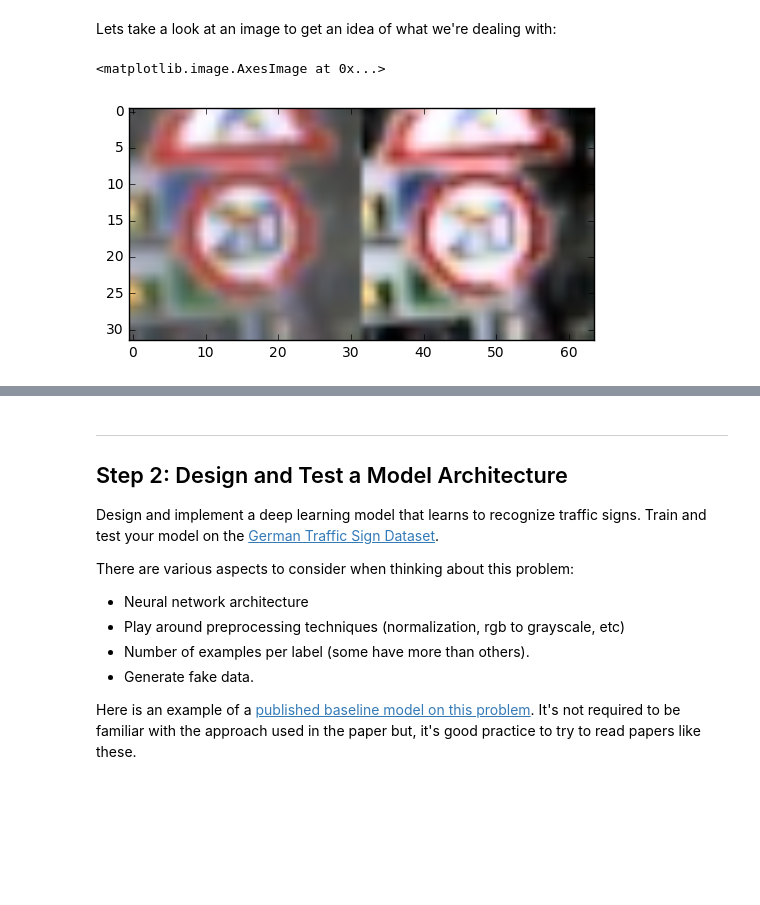
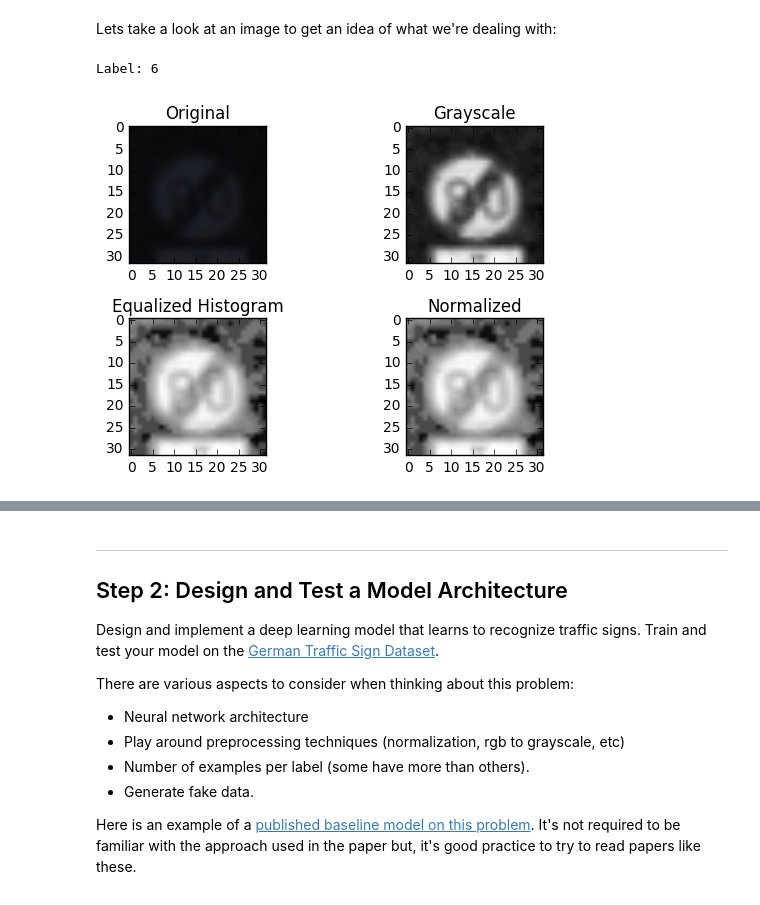
Before and after one commit to jpthalman/CarND, a Jupyter notebook: Projects/P2-TrafficSigns/Traffic_Signs_Recognition.ipynb, the cells around one changed output, grey strips where cells are left out. Drawn from its saved outputs; the diff is of its cells as text; code cells hidden in the pictures; blank space fills up the shorter version.

```diff
--- a/Projects/P2-TrafficSigns/Traffic_Signs_Recognition.ipynb
+++ b/Projects/P2-TrafficSigns/Traffic_Signs_Recognition.ipynb
@@ -80,19 +72,46 @@ import cv2
 %matplotlib inline
 # %% [markdown]
 Lets take a look at an image to get an idea of what we're dealing with:
-# %%
-im = 0
-
-orig = X_train[im,...]
-yuv = cv2.cvtColor(orig, cv2.COLOR_BGR2YUV)
-yuv[...,0] = cv2.equalizeHist(yuv[...,0])
-eq = cv2.cvtColor(yuv, cv2.COLOR_YUV2BGR)
-
-stacked = np.hstack((orig, eq))
-
-plt.imshow(stacked)
-# %% [output]
-<matplotlib.image.AxesImage at 0x...>
-[figure, removed]
+# %%
+# Choose an image to visualize
+im = 10000
+
+# Copy the image
+orig = np.copy(X_train[im,...])
+print('Label: %d' % (y_train[im]))
+
+# Convert to grayscale
+gray = cv2.cvtColor(orig, cv2.COLOR_BGR2GRAY)
+
+# Equalize the histogram
+eq_gray = cv2.equalizeHist(gray)
+
+# Normalize the values
+norm_gray = eq_gray/255. - 0.5
+
+# Plot the results
+fig = plt.figure()
+
+grid = plt.subplot(2,2,1)
+grid.set_title('Original')
+grid.imshow(orig)
+
+grid = plt.subplot(2,2,2)
+grid.set_title('Grayscale')
+grid.imshow(gray, cmap='gray')
+
+grid = plt.subplot(2,2,3)
+grid.set_title('Equalized Histogram')
+grid.imshow(eq_gray, cmap='gray')
+
+grid = plt.subplot(2,2,4)
+grid.set_title('Normalized')
+grid.imshow(norm_gray, cmap='gray')
+
+plt.tight_layout()
+plt.show()
+# %% [output]
+Label: 6
+[figure, added]
 # %%
 # Create a barchart of frequencies
```
Also changed, not shown: parts of 40 cells of this notebook, 37 other files.
